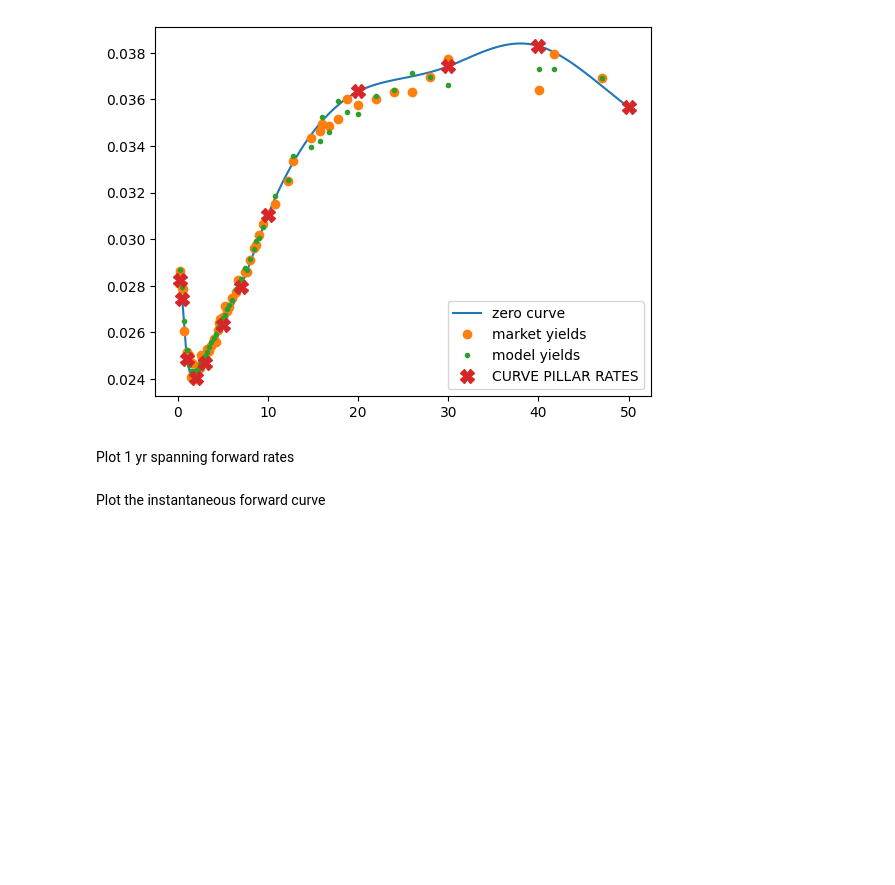
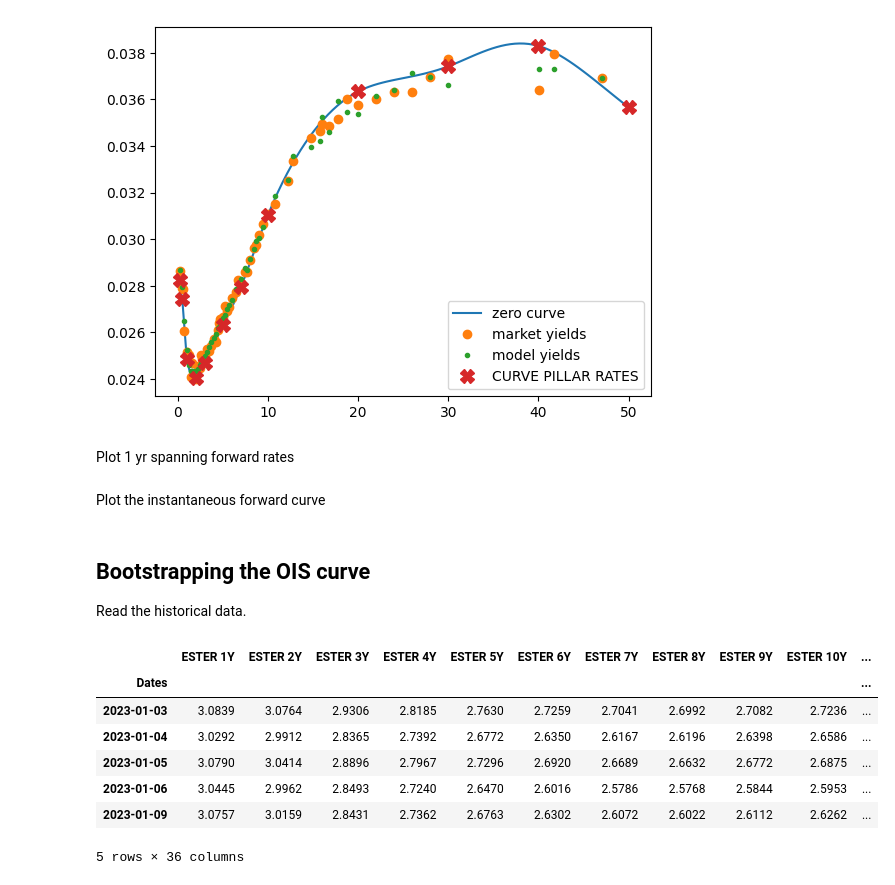
Before and after one commit to Lolillosky/QuantMethodsFinance, a Jupyter notebook: NOTEBOOKS/2_Interest_rates_basics.ipynb, the cells around one changed output. Saved outputs shown, nothing was run; the diff lists cells and outputs as text; code cells hidden in the pictures; blank space fills up the shorter version.

```diff
--- a/NOTEBOOKS/2_Interest_rates_basics.ipynb
+++ b/NOTEBOOKS/2_Interest_rates_basics.ipynb
@@ -452,3 +452,20 @@ Plot 1 yr spanning forward rates
 Plot the instantaneous forward curve
 # %%
 # your code here
+# %% [markdown]
+## Bootstrapping the OIS curve
+
+Read the historical data.
+# %%
+swaps_hist = pd.read_csv(PATH + 'DATA/Swaps_Hist.csv', parse_dates=True, index_col=0, dayfirst=True, sep = ';')
+
+swaps_hist.head()
+# %% [output]
+|  | ESTER 1Y | ESTER 2Y | ESTER 3Y | ESTER 4Y | ESTER 5Y | ESTER 6Y | ESTER 7Y | ESTER 8Y | ESTER 9Y | ESTER 10Y | ... |
+| Dates |  |  |  |  |  |  |  |  |  |  | ... |
+| 2023-01-03 | 3.0839 | 3.0764 | 2.9306 | 2.8185 | 2.7630 | 2.7259 | 2.7041 | 2.6992 | 2.7082 | 2.7236 | ... |
+| 2023-01-04 | 3.0292 | 2.9912 | 2.8365 | 2.7392 | 2.6772 | 2.6350 | 2.6167 | 2.6196 | 2.6398 | 2.6586 | ... |
+| 2023-01-05 | 3.0790 | 3.0414 | 2.8896 | 2.7967 | 2.7296 | 2.6920 | 2.6689 | 2.6632 | 2.6772 | 2.6875 | ... |
+| 2023-01-06 | 3.0445 | 2.9962 | 2.8493 | 2.7240 | 2.6470 | 2.6016 | 2.5786 | 2.5768 | 2.5844 | 2.5953 | ... |
+| 2023-01-09 | 3.0757 | 3.0159 | 2.8431 | 2.7362 | 2.6763 | 2.6302 | 2.6072 | 2.6022 | 2.6112 | 2.6262 | ... |
+5 rows × 36 columns
```
Also changed, not shown: parts of 2 cells of this notebook.
